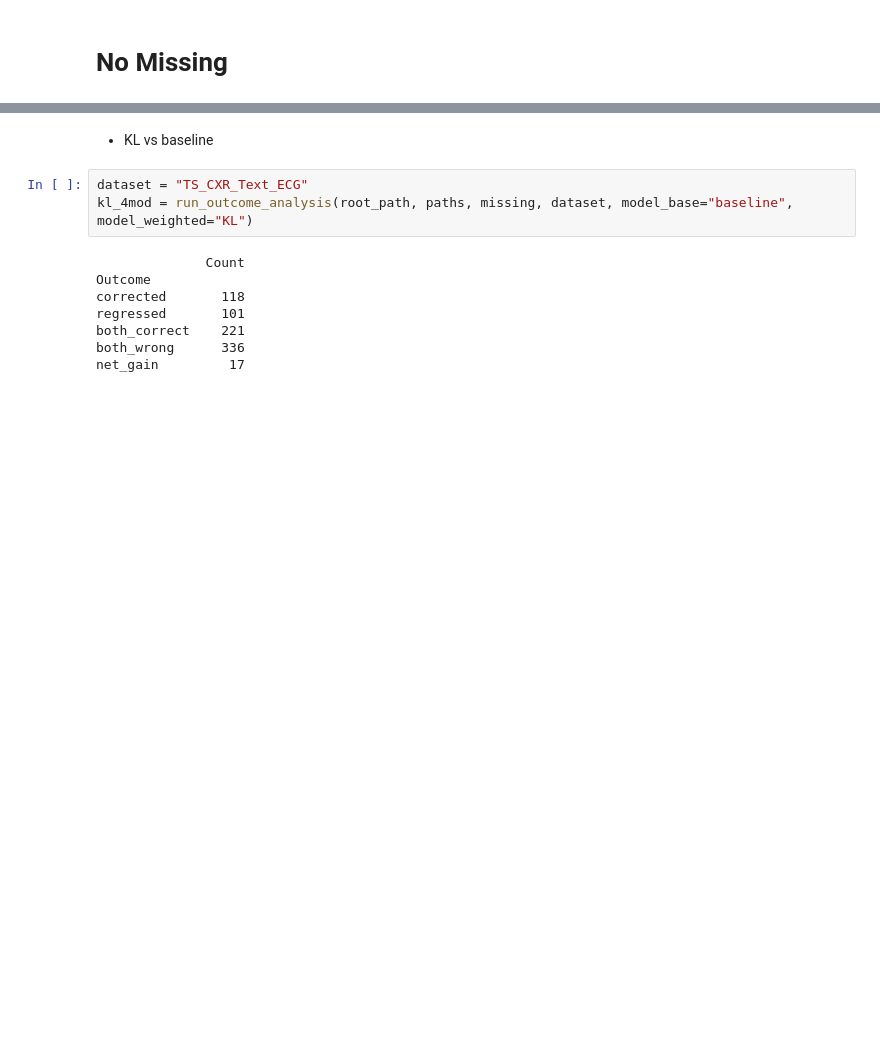
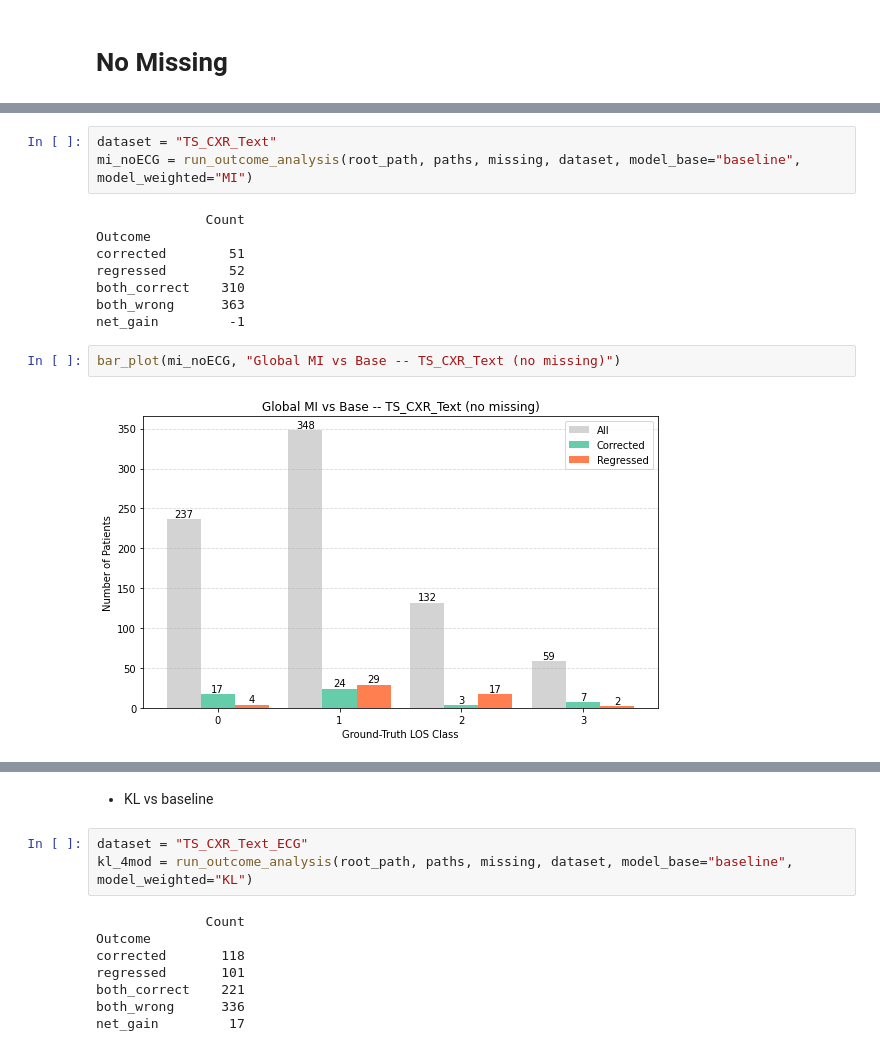
Before and after one commit to JuneHou/Multimodal-Transformer, a Jupyter notebook: Analysis/error_analysis.ipynb, the cells around one changed output, grey strips where cells are left out. Cells and saved outputs as stored; diff of their text form; blank space fills up the shorter version.

```diff
--- a/Analysis/error_analysis.ipynb
+++ b/Analysis/error_analysis.ipynb
@@ -136,0 +155,15 @@ missing = False
+# %%
+dataset = "TS_CXR_Text"
+mi_noECG = run_outcome_analysis(root_path, paths, missing, dataset, model_base="baseline", model_weighted="MI")
+# %% [output]
+              Count
+Outcome
+corrected        51
+regressed        52
+both_correct    310
+both_wrong      363
+net_gain         -1
+# %%
+bar_plot(mi_noECG, "Global MI vs Base -- TS_CXR_Text (no missing)")
+# %% [output]
+[figure, added]
```
Also changed, not shown: parts of 18 cells of this notebook, 6 other files.
